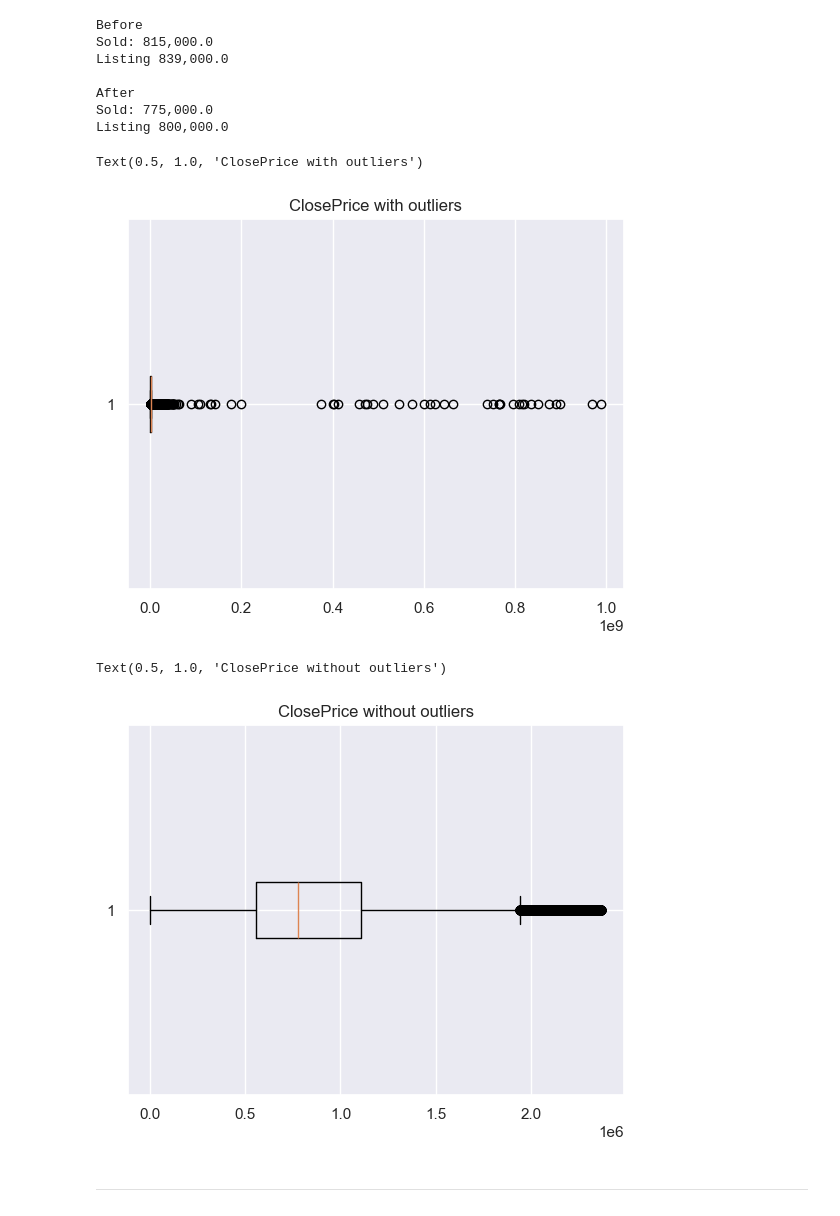
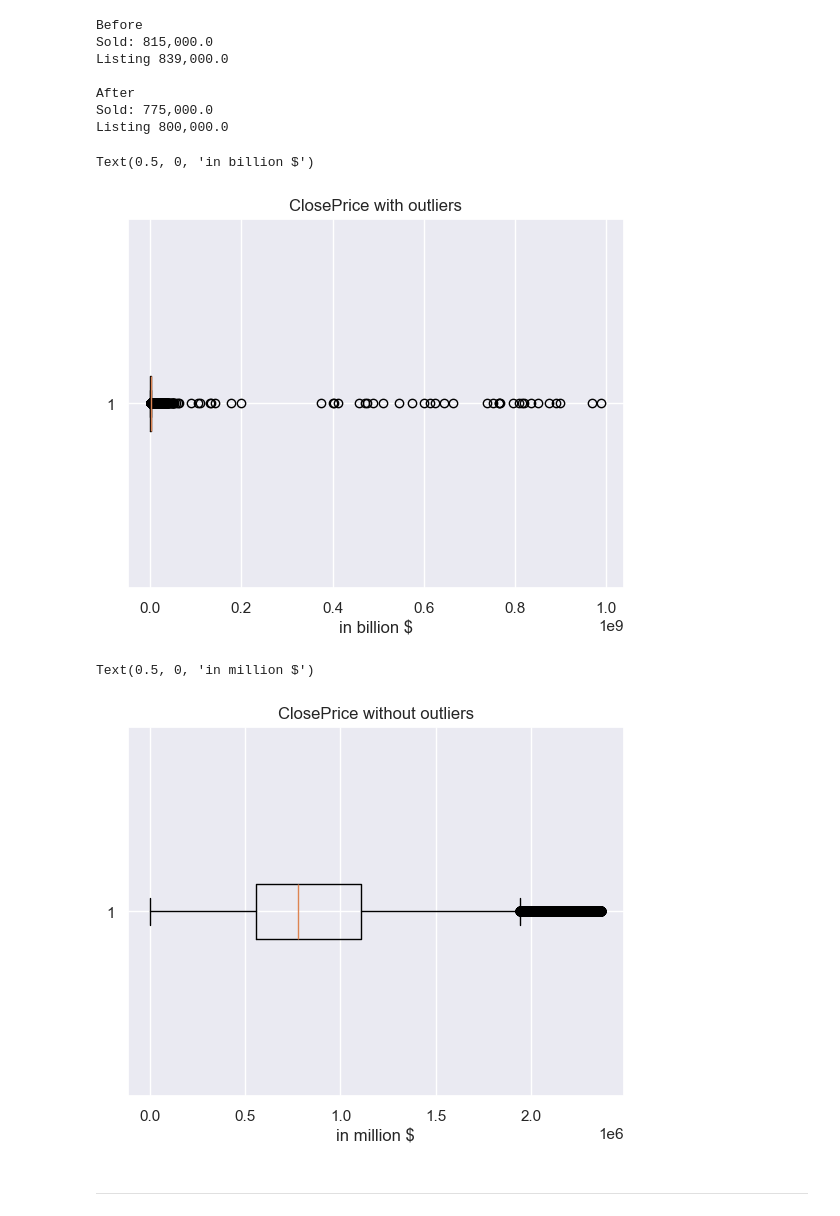
Before and after one commit to yuliLinn/IDX_YuLi, a Jupyter notebook: MLS_project_yuliLinn.ipynb, the cells around one changed output. Saved outputs shown, nothing was run; the diff lists cells and outputs as text; code cells hidden in the pictures.

Commit message:
outlier

```diff
--- a/MLS_project_yuliLinn.ipynb
+++ b/MLS_project_yuliLinn.ipynb
@@ -1085,19 +1085,21 @@ Listing 800,000.0
 # %%
 ##Distribution of ClosePrice for sold data
 #Boxplot with outliers
 outlier = plt.boxplot(df_sold["ClosePrice"].dropna(), vert=False)
 outlier = plt.title("ClosePrice with outliers")
+outlier = plt.xlabel("in billion $")
 outlier
 # %% [output]
-Text(0.5, 1.0, 'ClosePrice with outliers')
+Text(0.5, 0, 'in billion $')
-[figure, old version]
+[figure, new version]
 # %%
 #Boxplot without outliers
 remove = plt.boxplot(sold_remove["ClosePrice"].dropna(), vert=False)
 remove = plt.title("ClosePrice without outliers")
+remove = plt.xlabel("in million $")
 remove
 # %% [output]
-Text(0.5, 1.0, 'ClosePrice without outliers')
+Text(0.5, 0, 'in million $')
-[figure, old version]
+[figure, new version]
 # %% [markdown]
 <hr>
```
Also changed, not shown: 1 other file.
